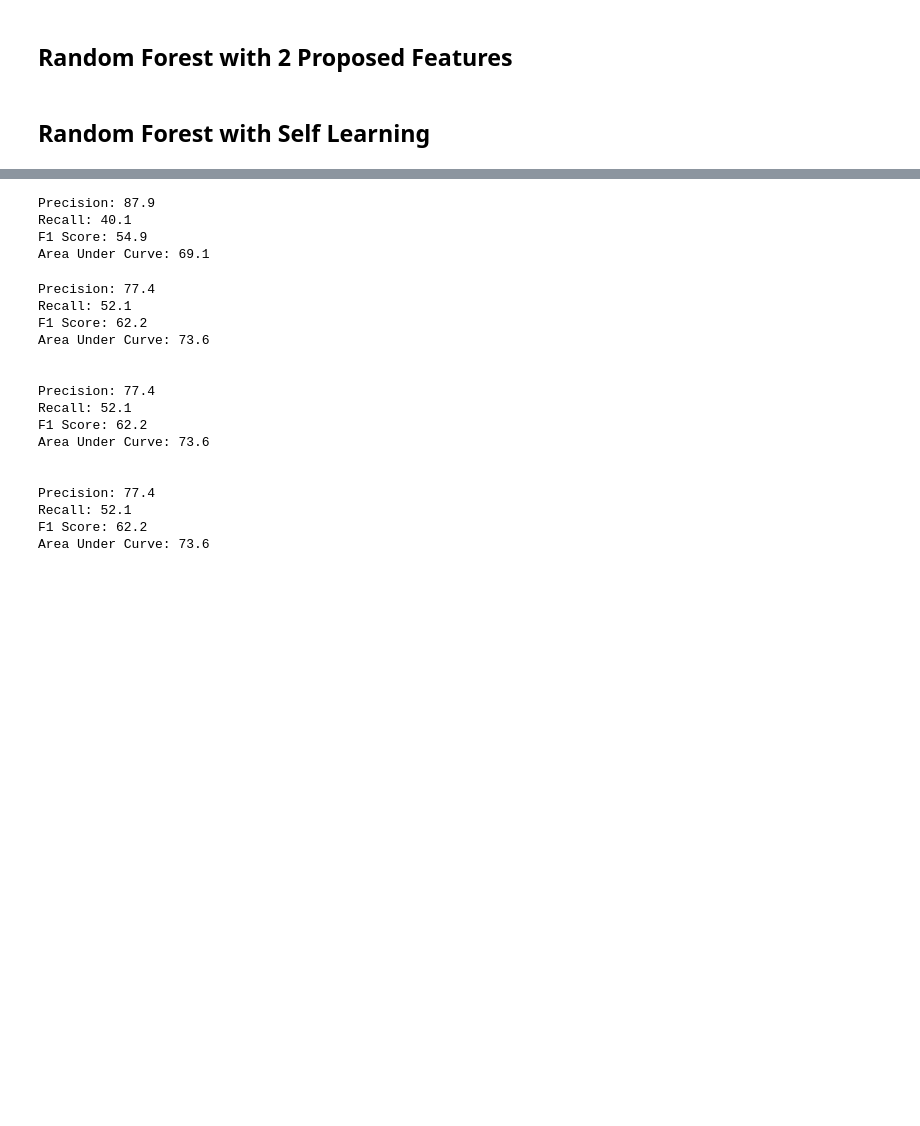
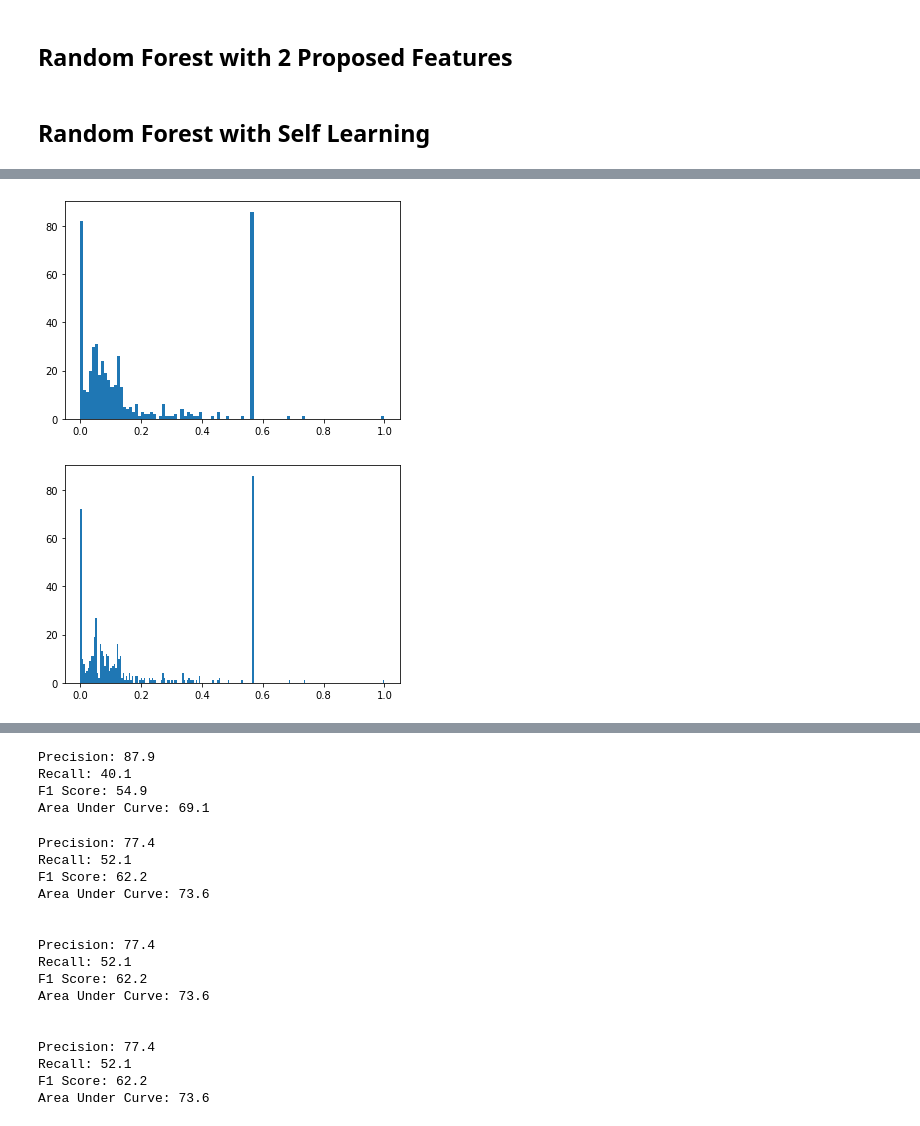
Before and after one commit to itsshivampal/Concept-Prerequiste-Learning, a Jupyter notebook: Physics Exp Setup/Prop_Sup Method/Self Learning.ipynb, the cells around one changed output, grey strips where cells are left out. Drawn from its saved outputs; the diff is of its cells as text; code cells hidden in the pictures; blank space fills up the shorter version.

```diff
--- a/Physics Exp Setup/Prop_Sup Method/Self Learning.ipynb
+++ b/Physics Exp Setup/Prop_Sup Method/Self Learning.ipynb
@@ -243,0 +244,9 @@ len(pos_pairs), len(neg_pairs)
+# %%
+plt.hist(pos_pairs, bins = 100)
+plt.show()
+
+plt.hist(pos_pairs, bins = 200)
+plt.show()
+# %% [output]
+[figure, added]
+[figure, added]
```
Also changed, not shown: parts of 2 cells of this notebook.
